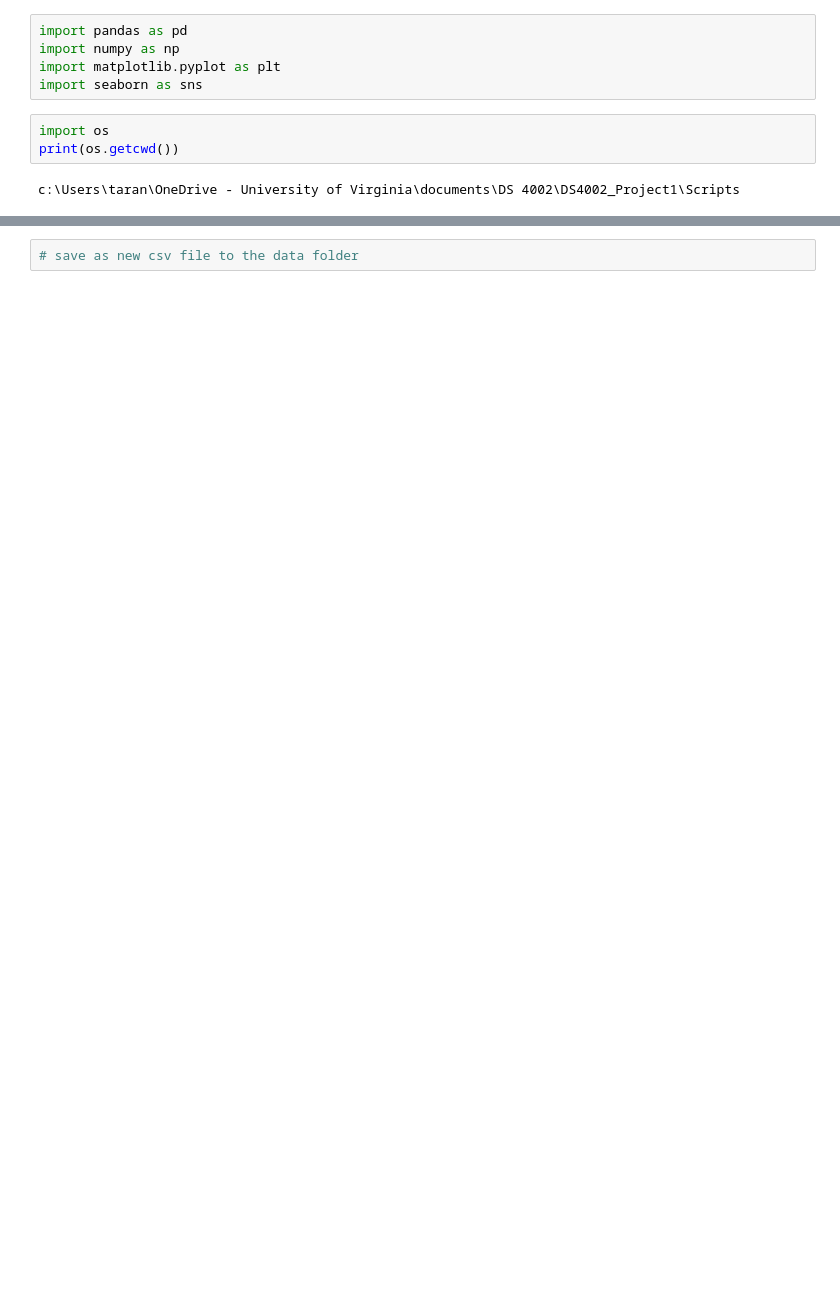
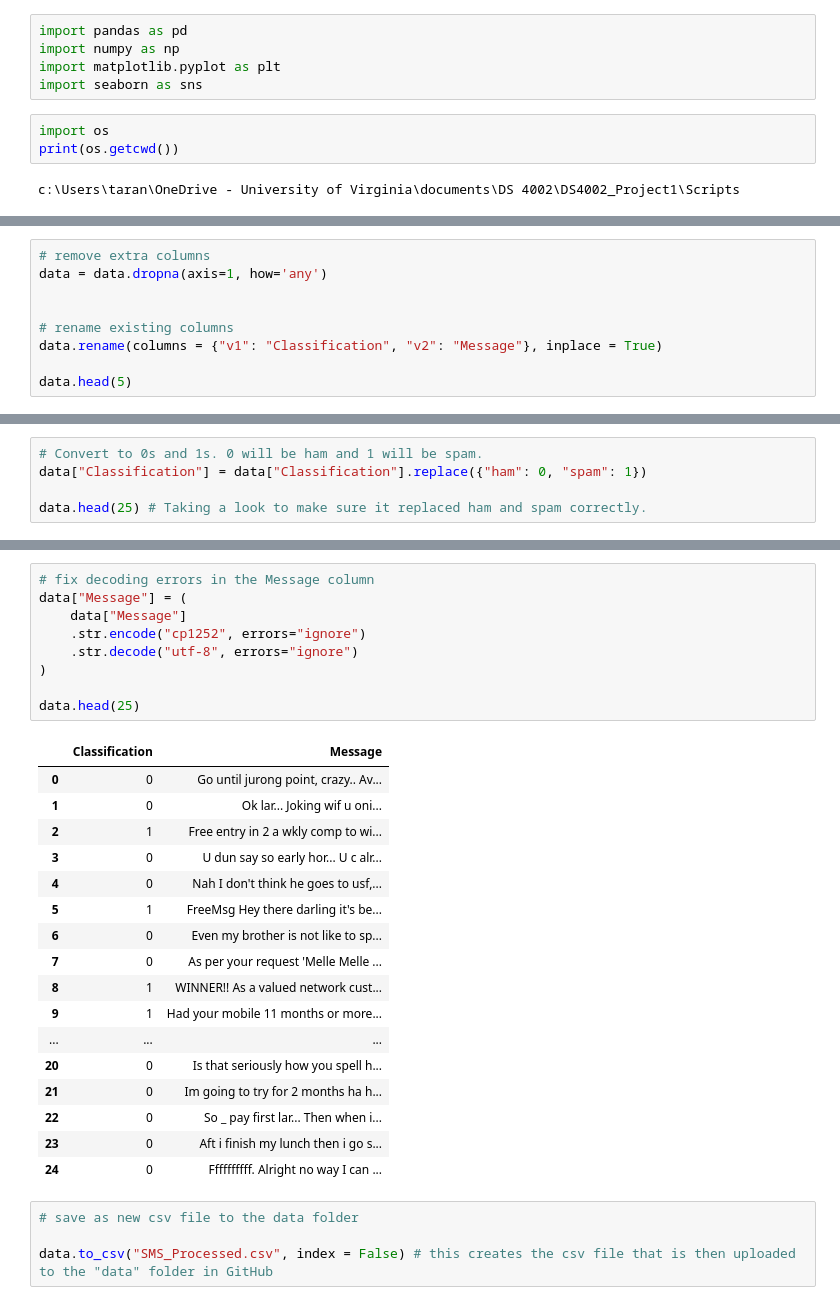
Before and after one commit to Taran-Gupta/DS4002_Project1, a Jupyter notebook: Scripts/Data Processing.ipynb, the cells around one changed output, grey strips where cells are left out. Drawn from its saved outputs; the diff is of its cells as text; blank space fills up the shorter version.

Commit message:
fixed message decoding errors

```diff
--- a/Scripts/Data Processing.ipynb
+++ b/Scripts/Data Processing.ipynb
@@ -27,0 +24,9 @@ data.head()
+# %%
+# remove extra columns
+data = data.dropna(axis=1, how='any')
+
+
+# rename existing columns
+data.rename(columns = {"v1": "Classification", "v2": "Message"}, inplace = True)
+
+data.head(5)
@@ -27,0 +57,5 @@ data.head()
+# %%
+# Convert to 0s and 1s. 0 will be ham and 1 will be spam.
+data["Classification"] = data["Classification"].replace({"ham": 0, "spam": 1})
+
+data.head(25) # Taking a look to make sure it replaced ham and spam correctly.
@@ -28,2 +80,31 @@ data.head()
+# %%
+# fix decoding errors in the Message column
+data["Message"] = (
+    data["Message"]
+    .str.encode("cp1252", errors="ignore")
+    .str.decode("utf-8", errors="ignore")
+)
+
+data.head(25)
+# %% [output]
+|  | Classification | Message |
+| 0 | 0 | Go until jurong point, crazy.. Av... |
+| 1 | 0 | Ok lar... Joking wif u oni... |
+| 2 | 1 | Free entry in 2 a wkly comp to wi... |
+| 3 | 0 | U dun say so early hor... U c alr... |
+| 4 | 0 | Nah I don't think he goes to usf,... |
+| 5 | 1 | FreeMsg Hey there darling it's be... |
+| 6 | 0 | Even my brother is not like to sp... |
+| 7 | 0 | As per your request 'Melle Melle ... |
+| 8 | 1 | WINNER!! As a valued network cust... |
+| 9 | 1 | Had your mobile 11 months or more... |
+| ... | ... | ... |
+| 20 | 0 | Is that seriously how you spell h... |
+| 21 | 0 | Im going to try for 2 months ha h... |
+| 22 | 0 | So _ pay first lar... Then when i... |
+| 23 | 0 | Aft i finish my lunch then i go s... |
+| 24 | 0 | Ffffffffff. Alright no way I can ... |
 # %%
 # save as new csv file to the data folder
+
+data.to_csv("SMS_Processed.csv", index = False) # this creates the csv file that is then uploaded to the "data" folder in GitHub
```
Also changed, not shown: parts of 7 cells of this notebook, 1 other file.
